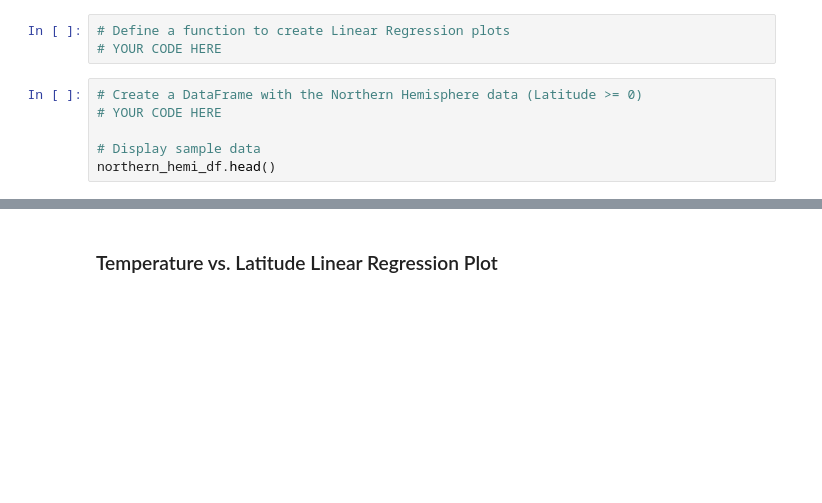
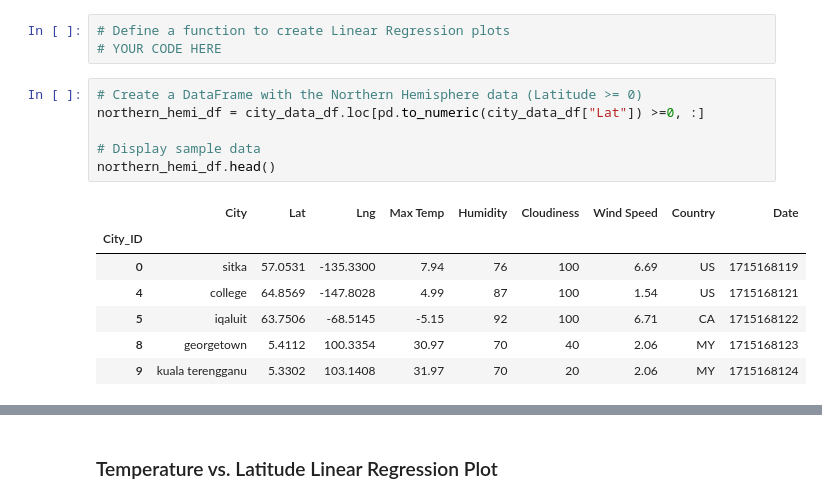
Before and after one commit to jkspiva/python-api-challenge, a Jupyter notebook: WeatherPy.ipynb, the cells around one changed output, grey strips where cells are left out. Cells and saved outputs as stored; diff of their text form; blank space fills up the shorter version.

```diff
--- a/WeatherPy.ipynb
+++ b/WeatherPy.ipynb
@@ -276,9 +276,17 @@ plt.show()
 # YOUR CODE HERE
 # %%
 # Create a DataFrame with the Northern Hemisphere data (Latitude >= 0)
-# YOUR CODE HERE
+northern_hemi_df = city_data_df.loc[pd.to_numeric(city_data_df["Lat"]) >=0, :]
 
 # Display sample data
 northern_hemi_df.head()
+# %% [output]
+|  | City | Lat | Lng | Max Temp | Humidity | Cloudiness | Wind Speed | Country | Date |
+| City_ID |  |  |  |  |  |  |  |  |  |
+| 0 | sitka | 57.0531 | -135.3300 | 7.94 | 76 | 100 | 6.69 | US | 1715168119 |
+| 4 | college | 64.8569 | -147.8028 | 4.99 | 87 | 100 | 1.54 | US | 1715168121 |
+| 5 | iqaluit | 63.7506 | -68.5145 | -5.15 | 92 | 100 | 6.71 | CA | 1715168122 |
+| 8 | georgetown | 5.4112 | 100.3354 | 30.97 | 70 | 40 | 2.06 | MY | 1715168123 |
+| 9 | kuala terengganu | 5.3302 | 103.1408 | 31.97 | 70 | 20 | 2.06 | MY | 1715168124 |
 # %%
 # Create a DataFrame with the Southern Hemisphere data (Latitude < 0)
```
Also changed, not shown: parts of 3 cells of this notebook.
